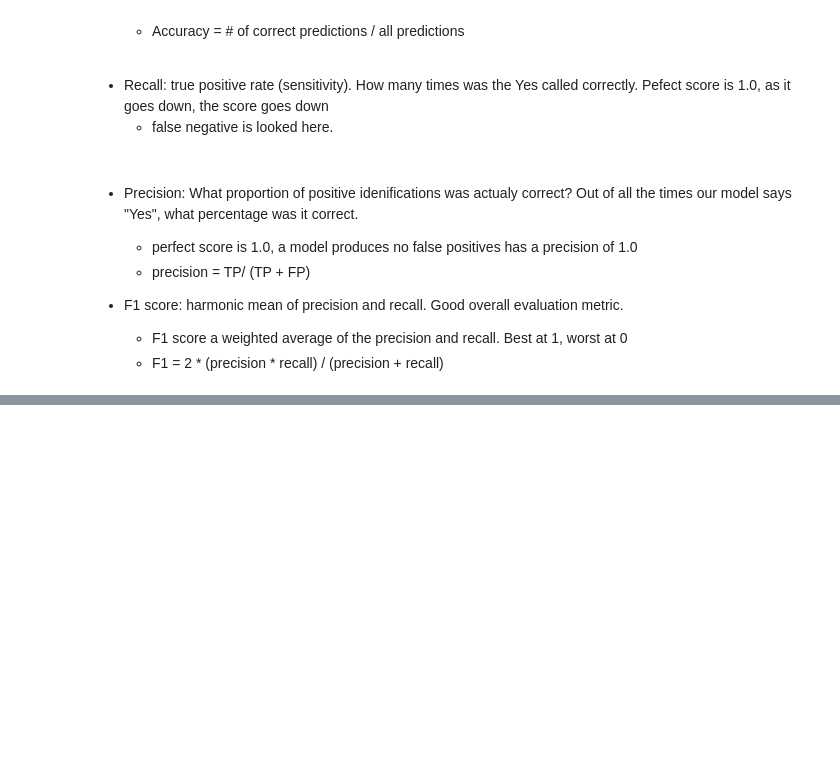
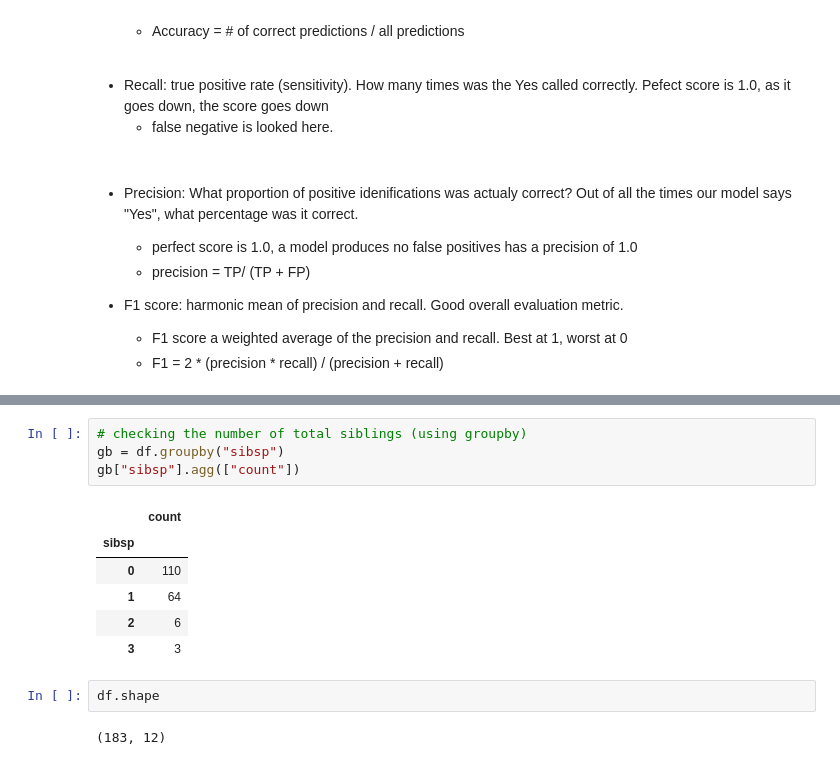
Before and after one commit to DavidGuzman1999/NYPD-Arrest-Data, a Jupyter notebook: NYPD_Arrest_Data_Logistic_Regression.ipynb, the cells around one changed output, grey strips where cells are left out. Cells and saved outputs as stored; diff of their text form; blank space fills up the shorter version.

```diff
--- a/NYPD_Arrest_Data_Logistic_Regression.ipynb
+++ b/NYPD_Arrest_Data_Logistic_Regression.ipynb
@@ -88,0 +231,15 @@ Meterics that tell us how our model is performing
+# %%
+# checking the number of total siblings (using groupby)
+gb = df.groupby("sibsp")
+gb["sibsp"].agg(["count"])
+# %% [output]
+|  | count |
+| sibsp |  |
+| 0 | 110 |
+| 1 | 64 |
+| 2 | 6 |
+| 3 | 3 |
+# %%
+df.shape
+# %% [output]
+(183, 12)
```
Also changed, not shown: parts of 13 cells of this notebook.
